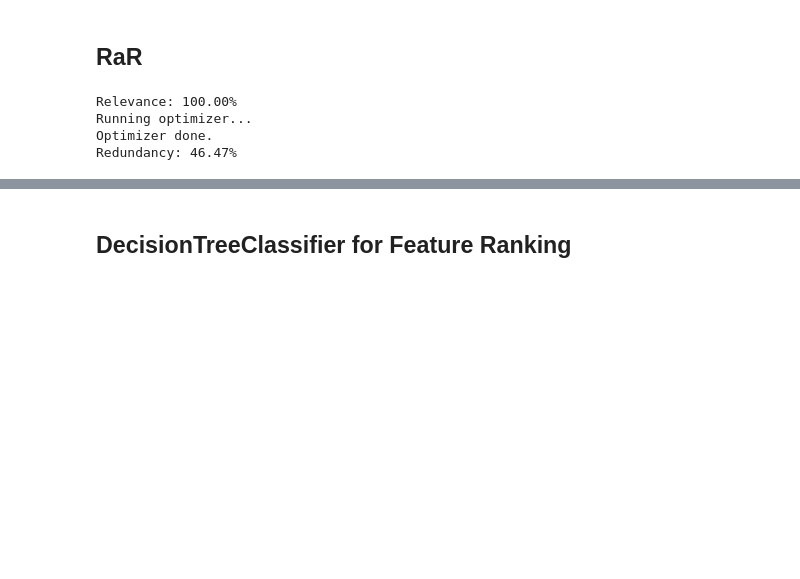
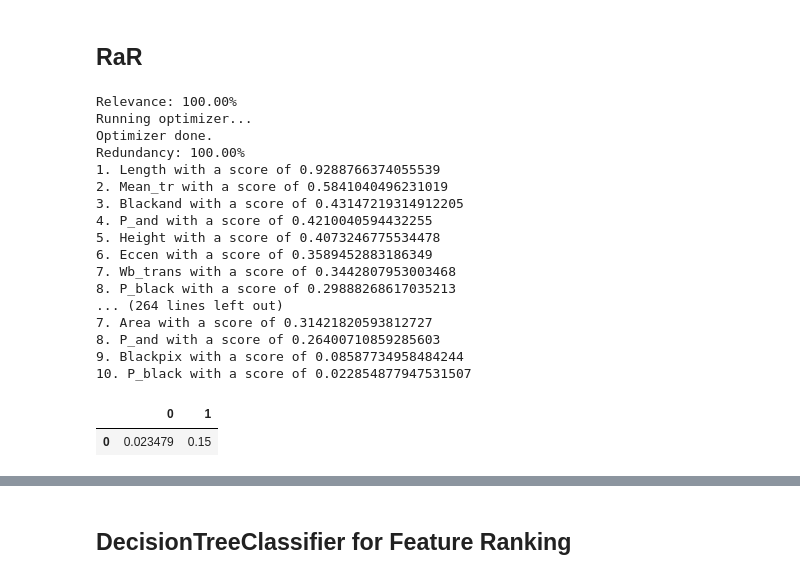
Before and after one commit to KDD-OpenSource/wRaR, a Jupyter notebook: examples/EstimateCost.ipynb, the cells around one changed output, grey strips where cells are left out. Saved outputs shown, nothing was run; the diff lists cells and outputs as text; code cells hidden in the pictures; blank space fills up the shorter version.

Commit message:
Added tests with SMOTE, compensation flag, divergence weighting

```diff
--- a/examples/EstimateCost.ipynb
+++ b/examples/EstimateCost.ipynb
@@ -44,6 +45,6 @@ np.unique(data['Col174'], return_counts=True)
 # %%
 import arff
-file = open('../data/test4.arff', 'r')
+file = open('../data/page-blocks0.arff', 'r')
 dataset = arff.load(file)
 data = pd.DataFrame(dataset['data'])
 # %% [markdown]
@@ -79,21 +80,42 @@ distribution=List(99718, 100282)
 # %% [markdown]
 ### Train/Test Split
 # %%
-target = 170
+target = 'Class'
 X = data.drop(target, axis=1)
 y = data[target]
-X_train, X_test, y_train, y_test = train_test_split(X, y, test_size=0.2)
+X_train, X_test, y_train, y_test = train_test_split(X, y, test_size=0.4)
 # %% [markdown]
 ## RaR
 # %%
-rar_data = pd.concat([X_train, y_train], axis=1)
-# RaR uses columns with string label only
-rar_data.rename(columns=lambda c: str(c), inplace=True)
-target = str(target)
-rar = csrar.rar.RaR(rar_data)
-rar.run(target, k=5, runs=170, split_iterations=5)
+avg_frames = 0
+for i in range(20):
+    rar_data = pd.concat([X_train, y_train], axis=1)
+    # RaR uses columns with string label only
+    rar_data.rename(columns=lambda c: str(c), inplace=True)
+    target = str(target)
+    rar = csrar.rar.RaR(rar_data)
+    rar.run(target, k=5, runs=100, split_iterations=10, compensate_imbalance=False)
+    error_frame = eval_rar_ranking(rar.feature_ranking, k=4)
+    avg_frames += error_frame
+avg_frames /= 20
+avg_frames
 # %% [output]
 Relevance: 100.00%
 Running optimizer...
 Optimizer done.
-Redundancy: 46.47%
+Redundancy: 100.00%
+1. Length with a score of 0.9288766374055539
+2. Mean_tr with a score of 0.5841040496231019
+3. Blackand with a score of 0.43147219314912205
+4. P_and with a score of 0.4210040594432255
+5. Height with a score of 0.4073246775534478
+6. Eccen with a score of 0.3589452883186349
+7. Wb_trans with a score of 0.3442807953003468
+8. P_black with a score of 0.29888268617035213
+... (264 lines left out)
+7. Area with a score of 0.31421820593812727
+8. P_and with a score of 0.26400710859285603
+9. Blackpix with a score of 0.08587734958484244
+10. P_black with a score of 0.022854877947531507
+|  | 0 | 1 |
+| 0 | 0.023479 | 0.15 |
```
Also changed, not shown: parts of 22 cells of this notebook, 4 other files.
